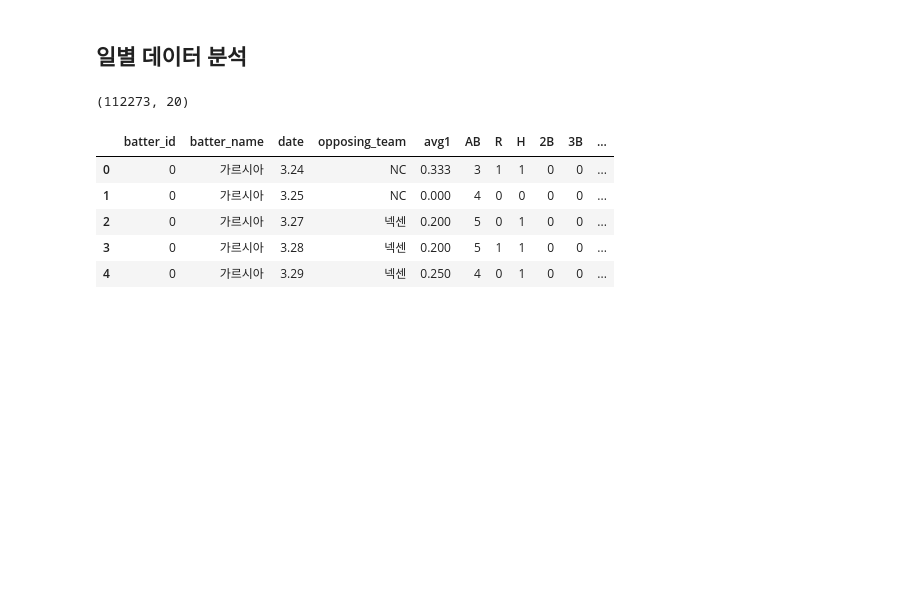
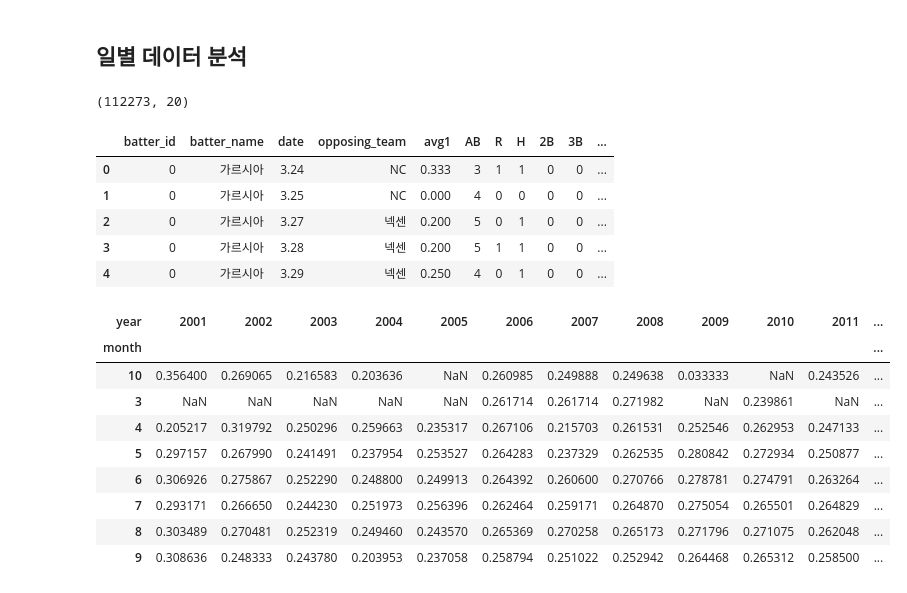
Before and after one commit to RhrnakFkEp/Study, a Jupyter notebook: Dacon/Textbook_Study/KBO_OPS/KBO_OPS.ipynb, the cells around one changed output. Drawn from its saved outputs; the diff is of its cells as text; code cells hidden in the pictures; blank space fills up the shorter version.

```diff
--- a/Dacon/Textbook_Study/KBO_OPS/KBO_OPS.ipynb
+++ b/Dacon/Textbook_Study/KBO_OPS/KBO_OPS.ipynb
@@ -735,3 +737,34 @@ display(day_by_day_df.shape, day_by_day_df.head())
 | 2 | 0 | 가르시아 | 3.27 | 넥센 | 0.200 | 5 | 0 | 1 | 0 | 0 | ... |
 | 3 | 0 | 가르시아 | 3.28 | 넥센 | 0.200 | 5 | 1 | 1 | 0 | 0 | ... |
 | 4 | 0 | 가르시아 | 3.29 | 넥센 | 0.250 | 4 | 0 | 1 | 0 | 0 | ... |
+# %%
+# date에서 월(month) 분리 및 타율 계산
+
+# 날짜(date)를 ‘.’을 기준으로 나누고 첫 번째 값을 월(month)로 지정
+day_by_day_df['month'] = day_by_day_df['date'].apply(lambda x: str(x).split('.')[0])
+
+
+# 각 연도(year)의 월별(month) 평균 누적 타율(avg2) 계산
+agg_df = day_by_day_df.groupby(['year','month'])['avg2'].mean().reset_index()
+
+
+# pivot_table을 이용해 데이터 변형
+agg_df = agg_df.pivot_table(index=['month'], columns='year', values = 'avg2')
+display(agg_df)
+
+
+# 결과에 결측치가 존재함
+# 3월 ~ 10월의 데이터만 있으며, 12, 1, 2 월의 데이터는 없음
+# 10월과 3월에만 결측치 존재
+# 시즌의 시작일과 종료일이 다르기 때문에 발생한다고 추측할 수 있음
+# %% [output]
+| year | 2001 | 2002 | 2003 | 2004 | 2005 | 2006 | 2007 | 2008 | 2009 | 2010 | 2011 | ... |
+| month |  |  |  |  |  |  |  |  |  |  |  | ... |
+| 10 | 0.356400 | 0.269065 | 0.216583 | 0.203636 | NaN | 0.260985 | 0.249888 | 0.249638 | 0.033333 | NaN | 0.243526 | ... |
+| 3 | NaN | NaN | NaN | NaN | NaN | 0.261714 | 0.261714 | 0.271982 | NaN | 0.239861 | NaN | ... |
+| 4 | 0.205217 | 0.319792 | 0.250296 | 0.259663 | 0.235317 | 0.267106 | 0.215703 | 0.261531 | 0.252546 | 0.262953 | 0.247133 | ... |
+| 5 | 0.297157 | 0.267990 | 0.241491 | 0.237954 | 0.253527 | 0.264283 | 0.237329 | 0.262535 | 0.280842 | 0.272934 | 0.250877 | ... |
+| 6 | 0.306926 | 0.275867 | 0.252290 | 0.248800 | 0.249913 | 0.264392 | 0.260600 | 0.270766 | 0.278781 | 0.274791 | 0.263264 | ... |
+| 7 | 0.293171 | 0.266650 | 0.244230 | 0.251973 | 0.256396 | 0.262464 | 0.259171 | 0.264870 | 0.275054 | 0.265501 | 0.264829 | ... |
+| 8 | 0.303489 | 0.270481 | 0.252319 | 0.249460 | 0.243570 | 0.265369 | 0.270258 | 0.265173 | 0.271796 | 0.271075 | 0.262048 | ... |
+| 9 | 0.308636 | 0.248333 | 0.243780 | 0.203953 | 0.237058 | 0.258794 | 0.251022 | 0.252942 | 0.264468 | 0.265312 | 0.258500 | ... |
```
Also changed, not shown: parts of 13 cells of this notebook.
